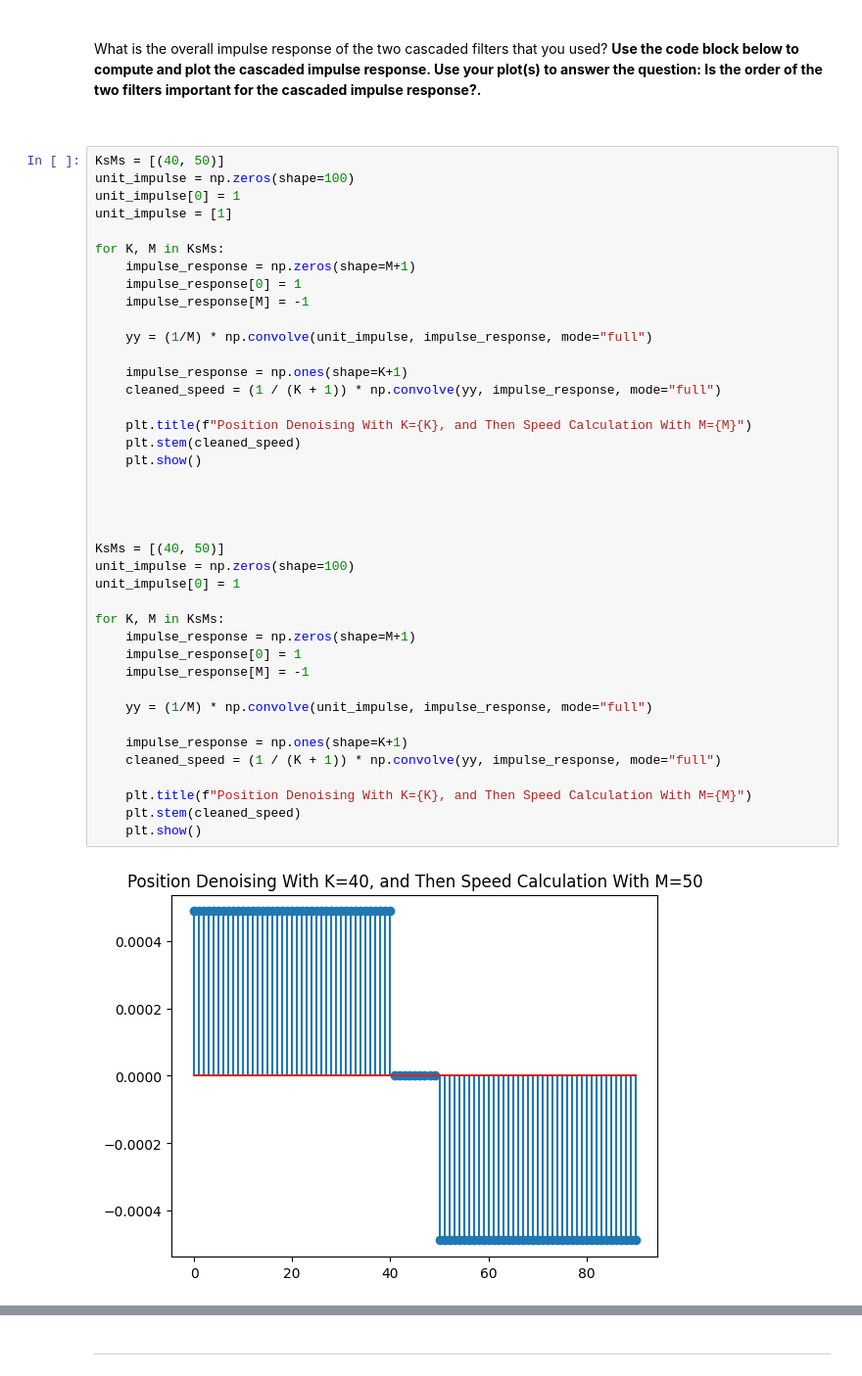
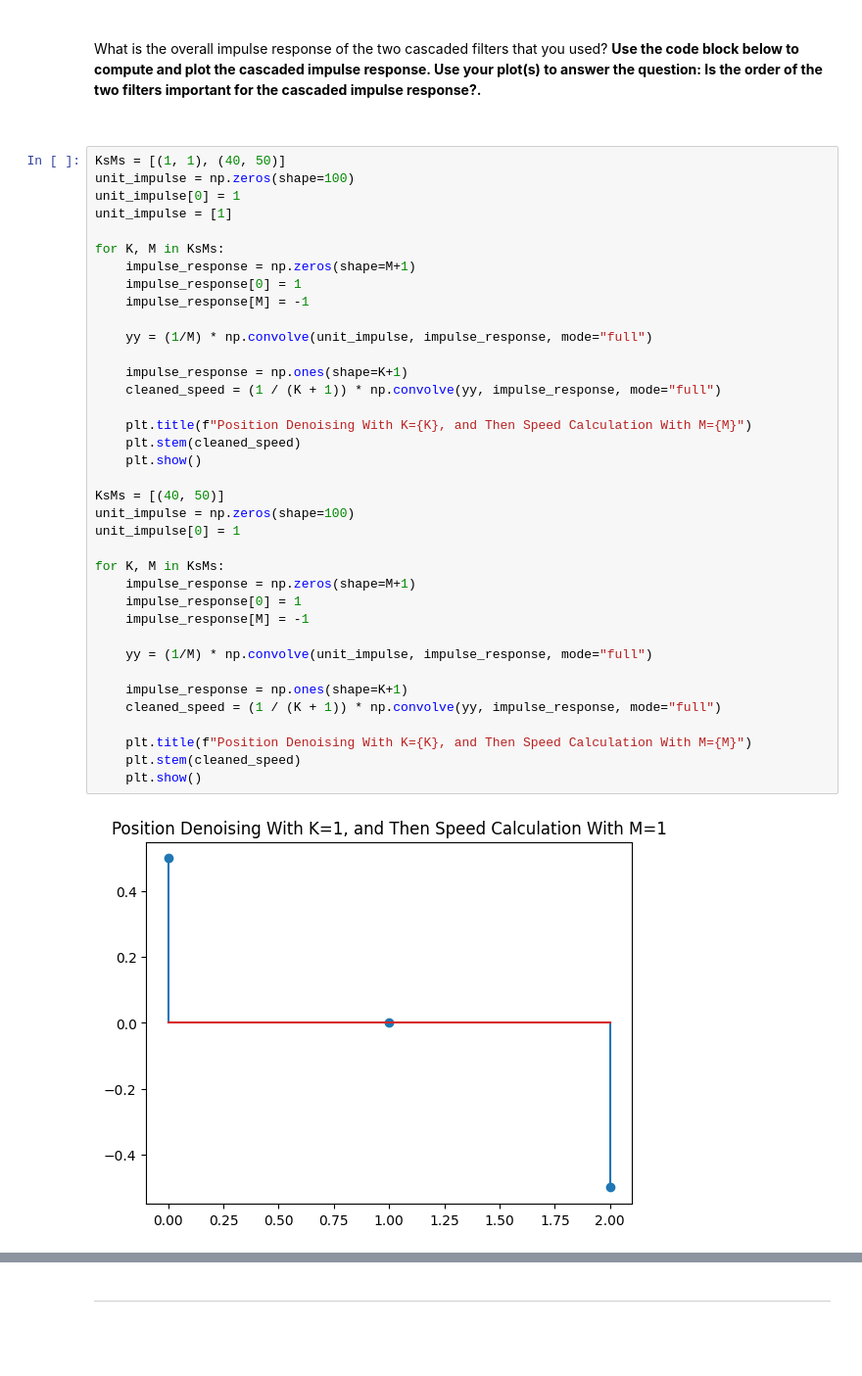
Before and after one commit to imonous/tud-cse2220-labs, a Jupyter notebook: wk3/Assignments_Week_III.ipynb, the cells around one changed output, grey strips where cells are left out. Shown at 98% size. Saved outputs shown, nothing was run; the diff lists cells and outputs as text; blank space fills up the shorter version.

```diff
--- a/wk3/Assignments_Week_III.ipynb
+++ b/wk3/Assignments_Week_III.ipynb
@@ -368,7 +368,7 @@ What is the overall impulse response of the two cascaded filters that you used?
 
 <br>
 # %%
-KsMs = [(40, 50)]
+KsMs = [(1, 1), (40, 50)]
 unit_impulse = np.zeros(shape=100)
 unit_impulse[0] = 1
 unit_impulse = [1]
@@ -378,34 +378,31 @@ for K, M in KsMs:
     impulse_response[0] = 1
     impulse_response[M] = -1
 
     yy = (1/M) * np.convolve(unit_impulse, impulse_response, mode="full")
 
     impulse_response = np.ones(shape=K+1)
     cleaned_speed = (1 / (K + 1)) * np.convolve(yy, impulse_response, mode="full")
 
     plt.title(f"Position Denoising With K={K}, and Then Speed Calculation With M={M}")
     plt.stem(cleaned_speed)
     plt.show()
 
-
-
-
 KsMs = [(40, 50)]
 unit_impulse = np.zeros(shape=100)
 unit_impulse[0] = 1
 
 for K, M in KsMs:
     impulse_response = np.zeros(shape=M+1)
     impulse_response[0] = 1
     impulse_response[M] = -1
 
     yy = (1/M) * np.convolve(unit_impulse, impulse_response, mode="full")
 
     impulse_response = np.ones(shape=K+1)
     cleaned_speed = (1 / (K + 1)) * np.convolve(yy, impulse_response, mode="full")
 
     plt.title(f"Position Denoising With K={K}, and Then Speed Calculation With M={M}")
     plt.stem(cleaned_speed)
     plt.show()
 # %% [output]
-[figure, old version]
+[figure, new version]
```
Also changed, not shown: parts of 5 cells of this notebook.
